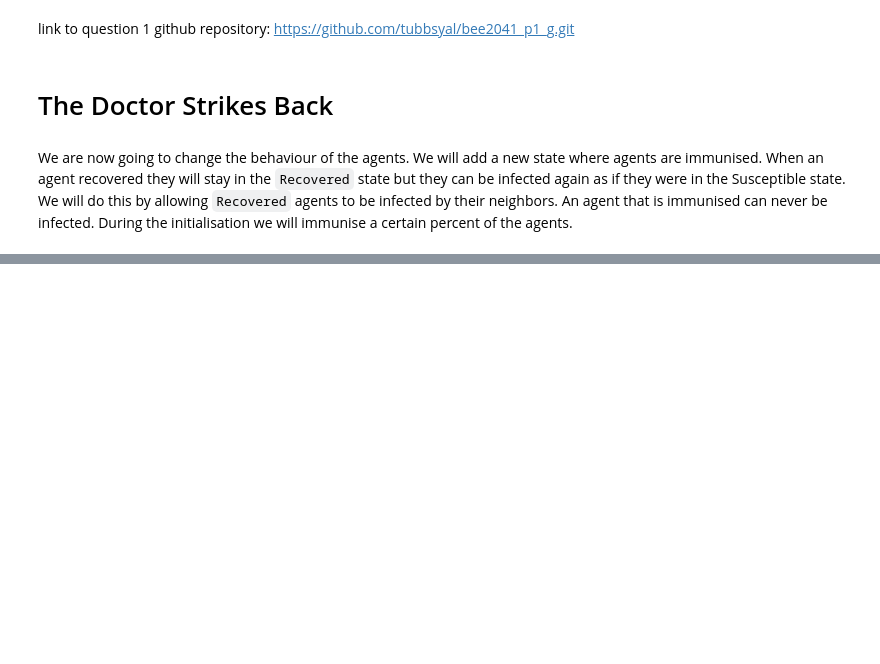
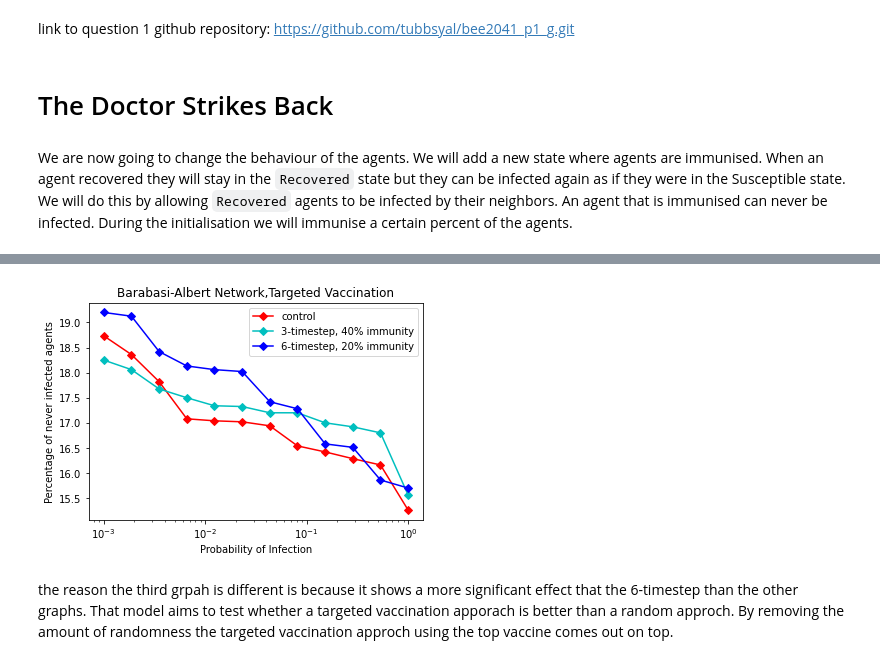
Before and after one commit to tubbsyal/BEE2024_p2, a Jupyter notebook: P3_Contagion-Vaccine.ipynb, the cells around one changed output, grey strips where cells are left out. Cells and saved outputs as stored; diff of their text form; code cells hidden in the pictures; blank space fills up the shorter version.

```diff
--- a/P3_Contagion-Vaccine.ipynb
+++ b/P3_Contagion-Vaccine.ipynb
@@ -262,0 +527,14 @@ the end
+# %%
+x2=run_simulation(network=nx.barabasi_albert_graph,nb_agents=500,probV_init = 0.4,vRandom=False)
+
+print(x2)
+df = pd.DataFrame(x2)
+df
+av = df.mean(axis =1)
+av.sort_values()
+print(av)
+av = av.to_dict()
+
+x2= list(av.values())
+x2.sort(reverse=True)
+print(x2)
@@ -262,0 +558,14 @@ the end
+# %%
+x3=run_simulation(network=nx.barabasi_albert_graph,nb_agents=500,probV_init = 0.2,immPeriod = 6,vRandom=False)
+q = x3
+print(q)
+df = pd.DataFrame(q)
+df
+av = df.mean(axis =1)
+av.sort_values()
+print(av)
+av = av.to_dict()
+
+x3= list(av.values())
+x3.sort(reverse=True)
+print(x3)
@@ -262,0 +589,17 @@ the end
+# %%
+plt.title("Barabasi-Albert Network,Targeted Vaccination")
+plt.xlabel("Probability of Infection")
+plt.ylabel("Percentage of never infected agents")
+plt.xscale("log")
+x1.sort(reverse=True)
+x2.sort(reverse=True)
+x3.sort(reverse=True)
+plt.plot(np.logspace(-3,0,12),x1,label = "control",color = "red",marker='D')
+plt.plot(np.logspace(-3,0,12),x2,label = "3-timestep, 40% immunity",color = "c",marker='D')
+plt.plot(np.logspace(-3,0,12),x3,label = "6-timestep, 20% immunity",color = "blue",marker='D')
+plt.legend()
+plt.show()
+# %% [output]
+[figure, added]
+# %% [markdown]
+the reason the third grpah is different is because it shows a more significant effect that the 6-timestep than the other graphs. That model aims to test whether a targeted vaccination apporach is better than a random approch. By removing the amount of randomness the targeted vaccination approch using the top vaccine comes out on top.
```
Also changed, not shown: parts of 18 cells of this notebook.
